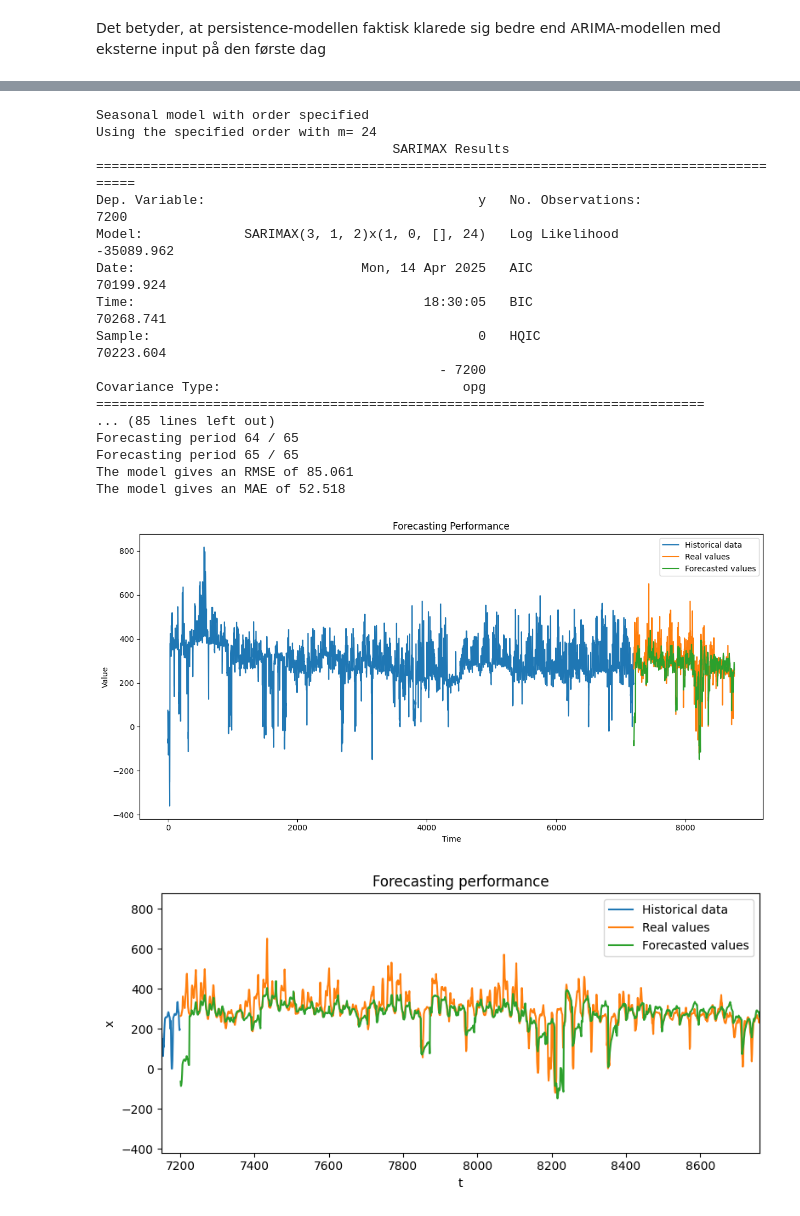
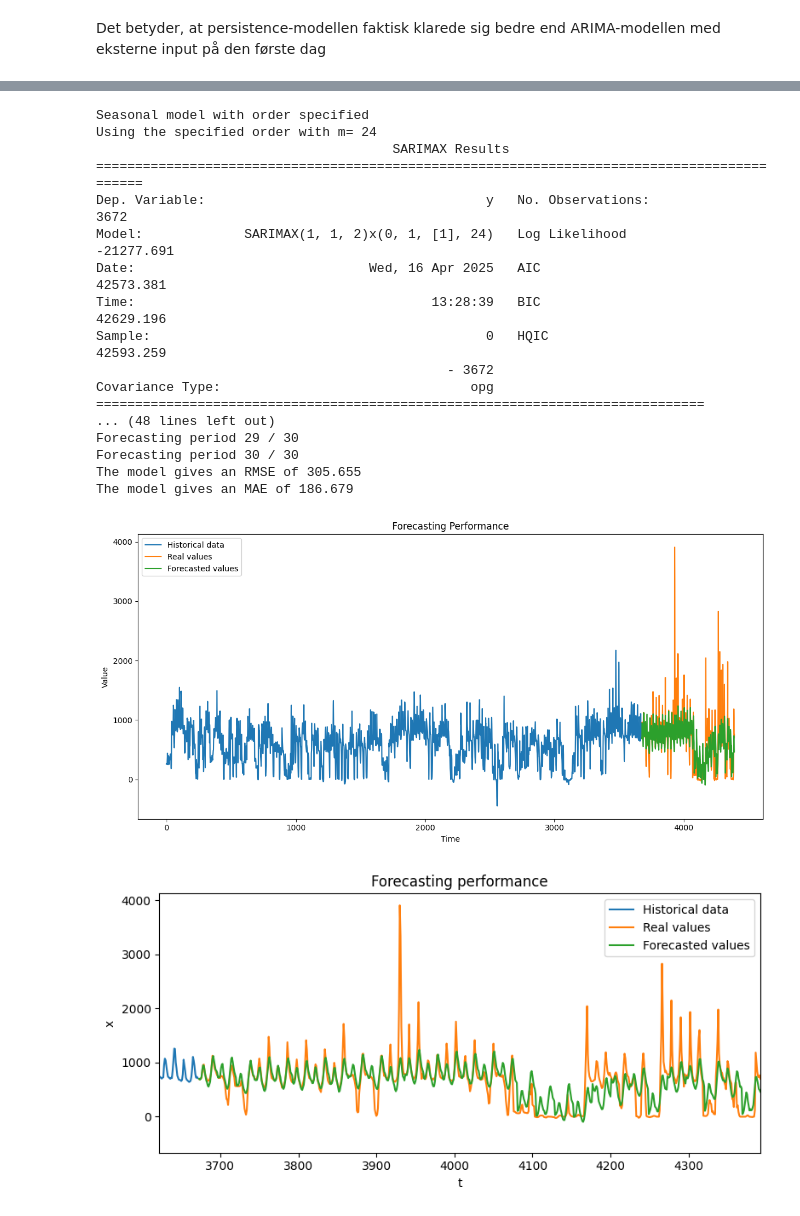
Before and after one commit to MortenHay/EnergyAnalytics, a Jupyter notebook: Assignment2/Aflevering-2.ipynb, the cells around one changed output, grey strips where cells are left out. Drawn from its saved outputs; the diff is of its cells as text; code cells hidden in the pictures.

```diff
--- a/Assignment2/Aflevering-2.ipynb
+++ b/Assignment2/Aflevering-2.ipynb
@@ -269,7 +268,3 @@ print("The model gives an RMSE of", float("{:.3f}".format(rmse_AR)))
 print("The model gives an MAE of", float("{:.3f}".format(MAE_AR)))
 # %% [output]
 IndexError: only integers, slices (`:`), ellipsis (`...`), numpy.newaxis (`None`) and integer or boolean arrays are valid indices
-# %%
-train = train['SpotPriceDKK'].values
-test = test['SpotPriceDKK'].values
-data = df_prices['SpotPriceDKK'].values[0:168]
@@ -286,7 +279,7 @@ def Create_Sarima(train, order=None, seasonal_order=None, X_train = None):
         if order is None:
             print("Non seasonal model with no order specified")
             print("Using auto_arima to find the best order")
-            model = pm.auto_arima(train, seasonal=False, X=X_train)
+            model = pm.auto_arima(train, seasonal=False, X=X_train, maxiter=10)
         else:
             print("Non seasonal model with order specified")
             print("Using the specified order")
@@ -299,7 +292,7 @@ def Create_Sarima(train, order=None, seasonal_order=None, X_train = None):
             m = seasonal_order
         print("Seasonal model missing order")
         print("Using auto_arima to find the best order with m=", m)
-        model = pm.auto_arima(train, seasonal=True, m=m,X=X_train, maxiter=10)
+        model = pm.auto_arima(train, seasonal=True, m=m,X=X_train, maxiter=5)
     else:
         m = seasonal_order[-1]
         print("Seasonal model with order specified")
@@ -379,9 +372,9 @@ def Plotting(train, test, forecast):
     # Plot the forecasts
     plt.figure(figsize=(8,4), dpi = 100)
     plt.plot(range(0,len(train)), train)
-    plt.plot(range(len(train)+1,len(data)+1), test)
-    plt.plot(range(len(train)+1,len(data)+1), forecast)
-    plt.xlim([len(train)-50,len(data)])
+    plt.plot(range(len(train)+1,len(train)+len(test)+1), test)
+    plt.plot(range(len(train)+1,len(train)+len(test)+1), forecast)
+    plt.xlim([len(train)-50,len(train)+len(test)])
     plt.xlabel("t")
     plt.ylabel("x")
     plt.title("Forecasting performance")
@@ -397,7 +390,4 @@ def Plotting(train, test, forecast):
     plt.ylabel("residual")
     plt.tight_layout()
     plt.show()
-# %%
-data = df_prices['SpotPriceDKK'].values[0:24*365]
-train,test = model_selection.train_test_split(data, train_size=24*300)
 # %%
@@ -533,14 +547,15 @@ plt.show()
 # We have chosen the exogenous variables based on a correlation heat map that showed high correlation with spotprices
 # The 3 highest correlated variables where all wind related and because they also correlates a lot with eachother we
 # chose these 3 which could give more diverse information
-Exovariables = ['OnshoreWindGe50kW_MWh']#, 'CentralPowerMWh', 'PowerToHeatMWh']
+Exovariables = ['OnshoreWindGe50kW_MWh', 'CentralPowerMWh']#, 'PowerToHeatMWh']
 
 #Even though using the 3 most correlated variables gives us a smaller RMS value:
 Exovariables_wind = ['OnshoreWindGe50kW_MWh', 'OffshoreWindLt100MW_MWh', 'OnshoreWindLt50kW_MWh']
 
 
 # Define input/output
-Xs = df_data[Exovariables]
+X_train = train_set_P[Exovariables].values
+X_test = test_set_P[Exovariables].values
 
 """ # Define train/test split based on time
 train_mask = (merged_df["HourUTC"] >= "2023-01-01") & (merged_df["HourUTC"] <= "2023-08-31")
@@ -551,12 +566,6 @@ X_test = X_full[test_mask.values]
 y_train = y_full[train_mask.values]
 y_test = y_full[test_mask.values] """
 
-X_train, X_test = model_selection.train_test_split(Xs, train_size=len(train))
 
 # Add time index as a trend variable
 X_train_ar = np.column_stack([np.arange(1,len(X_train)+1), X_train])
-
-# Define and fit AutoARIMA pipeline
-pipe = Create_Fourier_Pipe(train, m=24*7, k=24,X_train=X_train_ar)
-result = Forecaster(test, pipe,24,X_test=X_test)
-Plotting(train, test, result)
@@ -584,24 +572,24 @@ The model gives an MAE of 59.099
 # %%
-model = Create_Sarima(train,order=(3,1,2),seasonal_order=(1,0,0,24),X_train=X_train_ar)
-result = Forecaster(test, model,24,X_test=X_test)
-Plotting(train, test, result)
+model = Create_Sarima(train['SpotPriceDKK'].values,order=(1,1,2),seasonal_order=(0,1,1,24),X_train=X_train_ar)
+result = Forecaster(test['SpotPriceDKK'].values, model,24,X_test=X_test)
+Plotting(train['SpotPriceDKK'].values, test['SpotPriceDKK'].values, result)
 # %% [output]
 Seasonal model with order specified
 Using the specified order with m= 24
                                       SARIMAX Results
-===========================================================================================
-Dep. Variable:                                   y   No. Observations:                 7200
-Model:             SARIMAX(3, 1, 2)x(1, 0, [], 24)   Log Likelihood              -35089.962
-Date:                             Mon, 14 Apr 2025   AIC                          70199.924
-Time:                                     18:30:05   BIC                          70268.741
-Sample:                                          0   HQIC                         70223.604
-                                            - 7200
-Covariance Type:                               opg
+============================================================================================
+Dep. Variable:                                    y   No. Observations:                 3672
+Model:             SARIMAX(1, 1, 2)x(0, 1, [1], 24)   Log Likelihood              -21277.691
+Date:                              Wed, 16 Apr 2025   AIC                          42573.381
+Time:                                      13:28:39   BIC                          42629.196
+Sample:                                           0   HQIC                         42593.259
+                                             - 3672
+Covariance Type:                                opg
 ==============================================================================
-... (85 lines left out)
-Forecasting period 64 / 65
-Forecasting period 65 / 65
-The model gives an RMSE of 85.061
-The model gives an MAE of 52.518
+... (48 lines left out)
+Forecasting period 29 / 30
+Forecasting period 30 / 30
+The model gives an RMSE of 305.655
+The model gives an MAE of 186.679
-[figure, old version]
+[figure, new version]
-[figure, old version]
+[figure, new version]
```
Also changed, not shown: parts of 16 cells of this notebook.
